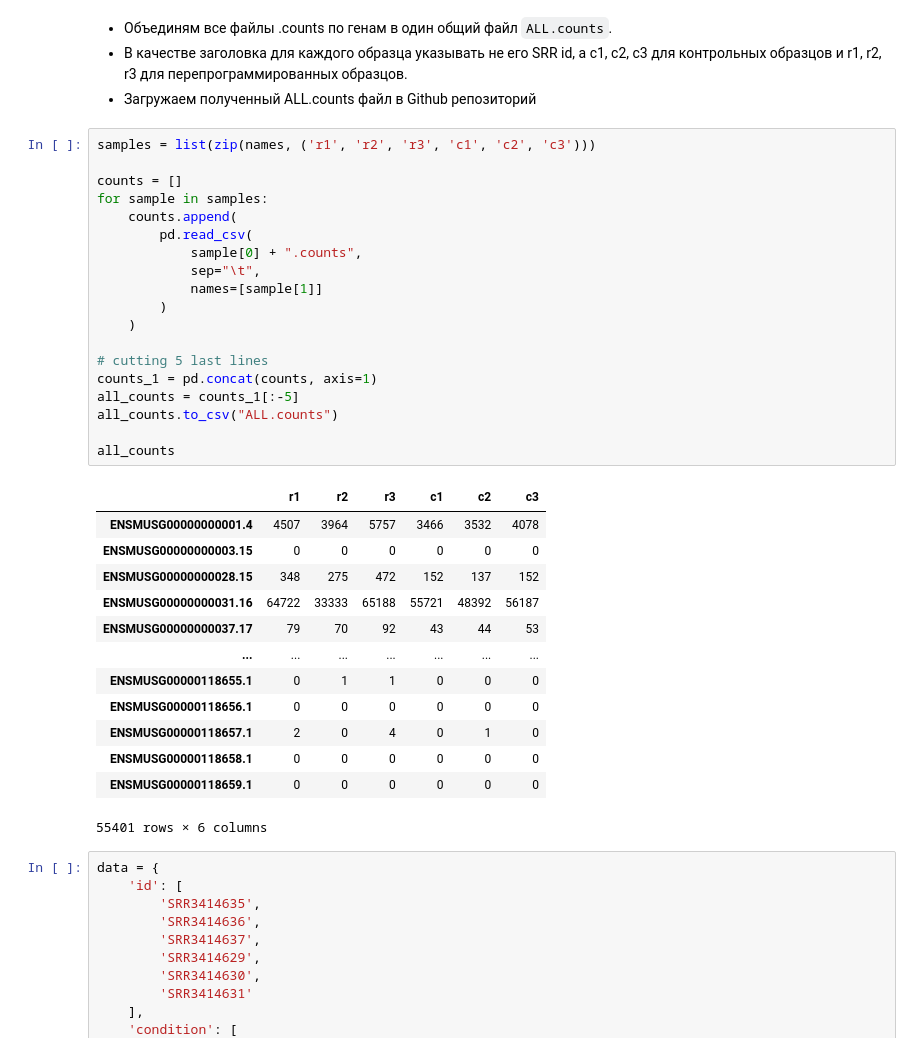
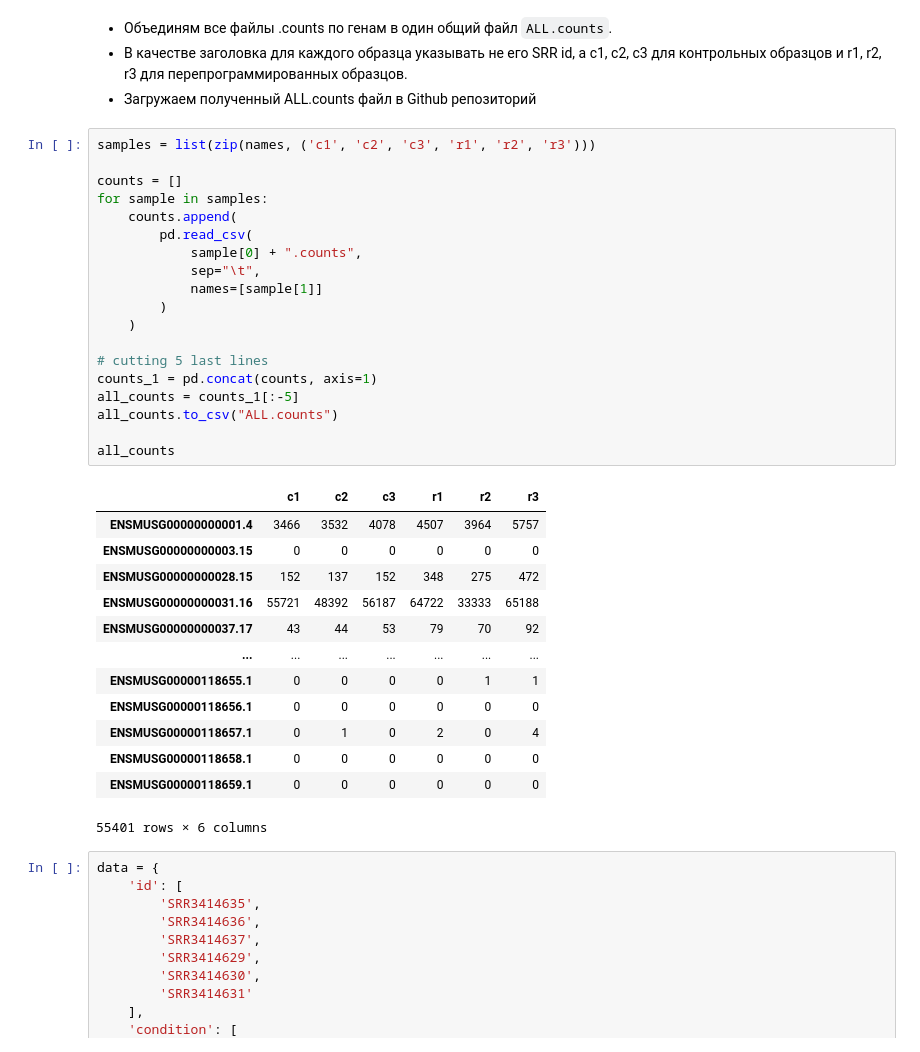
Before and after one commit to akamaaru/hse24_hw4, a Jupyter notebook: src/hw4_base.ipynb, the cells around one changed output. Cells and saved outputs as stored; diff of their text form.

```diff
--- a/src/hw4_base.ipynb
+++ b/src/hw4_base.ipynb
@@ -497,35 +497,35 @@ df
 * В качестве заголовка для каждого образца указывать не его SRR id, а c1, c2, c3 для контрольных образцов и r1, r2, r3 для перепрограммированных образцов.
 * Загружаем полученный ALL.counts файл в Github репозиторий
 # %%
-samples = list(zip(names, ('r1', 'r2', 'r3', 'c1', 'c2', 'c3')))
+samples = list(zip(names, ('c1', 'c2', 'c3', 'r1', 'r2', 'r3')))
 
 counts = []
 for sample in samples:
     counts.append(
         pd.read_csv(
             sample[0] + ".counts",
             sep="\t",
             names=[sample[1]]
         )
     )
 
 # cutting 5 last lines
 counts_1 = pd.concat(counts, axis=1)
 all_counts = counts_1[:-5]
 all_counts.to_csv("ALL.counts")
 
 all_counts
 # %% [output]
-|  | r1 | r2 | r3 | c1 | c2 | c3 |
-| ENSMUSG00000000001.4 | 4507 | 3964 | 5757 | 3466 | 3532 | 4078 |
+|  | c1 | c2 | c3 | r1 | r2 | r3 |
+| ENSMUSG00000000001.4 | 3466 | 3532 | 4078 | 4507 | 3964 | 5757 |
 | ENSMUSG00000000003.15 | 0 | 0 | 0 | 0 | 0 | 0 |
-| ENSMUSG00000000028.15 | 348 | 275 | 472 | 152 | 137 | 152 |
-| ENSMUSG00000000031.16 | 64722 | 33333 | 65188 | 55721 | 48392 | 56187 |
-| ENSMUSG00000000037.17 | 79 | 70 | 92 | 43 | 44 | 53 |
+| ENSMUSG00000000028.15 | 152 | 137 | 152 | 348 | 275 | 472 |
+| ENSMUSG00000000031.16 | 55721 | 48392 | 56187 | 64722 | 33333 | 65188 |
+| ENSMUSG00000000037.17 | 43 | 44 | 53 | 79 | 70 | 92 |
 | ... | ... | ... | ... | ... | ... | ... |
-| ENSMUSG00000118655.1 | 0 | 1 | 1 | 0 | 0 | 0 |
+| ENSMUSG00000118655.1 | 0 | 0 | 0 | 0 | 1 | 1 |
 | ENSMUSG00000118656.1 | 0 | 0 | 0 | 0 | 0 | 0 |
-| ENSMUSG00000118657.1 | 2 | 0 | 4 | 0 | 1 | 0 |
+| ENSMUSG00000118657.1 | 0 | 1 | 0 | 2 | 0 | 4 |
 | ENSMUSG00000118658.1 | 0 | 0 | 0 | 0 | 0 | 0 |
 | ENSMUSG00000118659.1 | 0 | 0 | 0 | 0 | 0 | 0 |
 55401 rows × 6 columns
```
Also changed, not shown: parts of 1 cell of this notebook, 3 other files.
